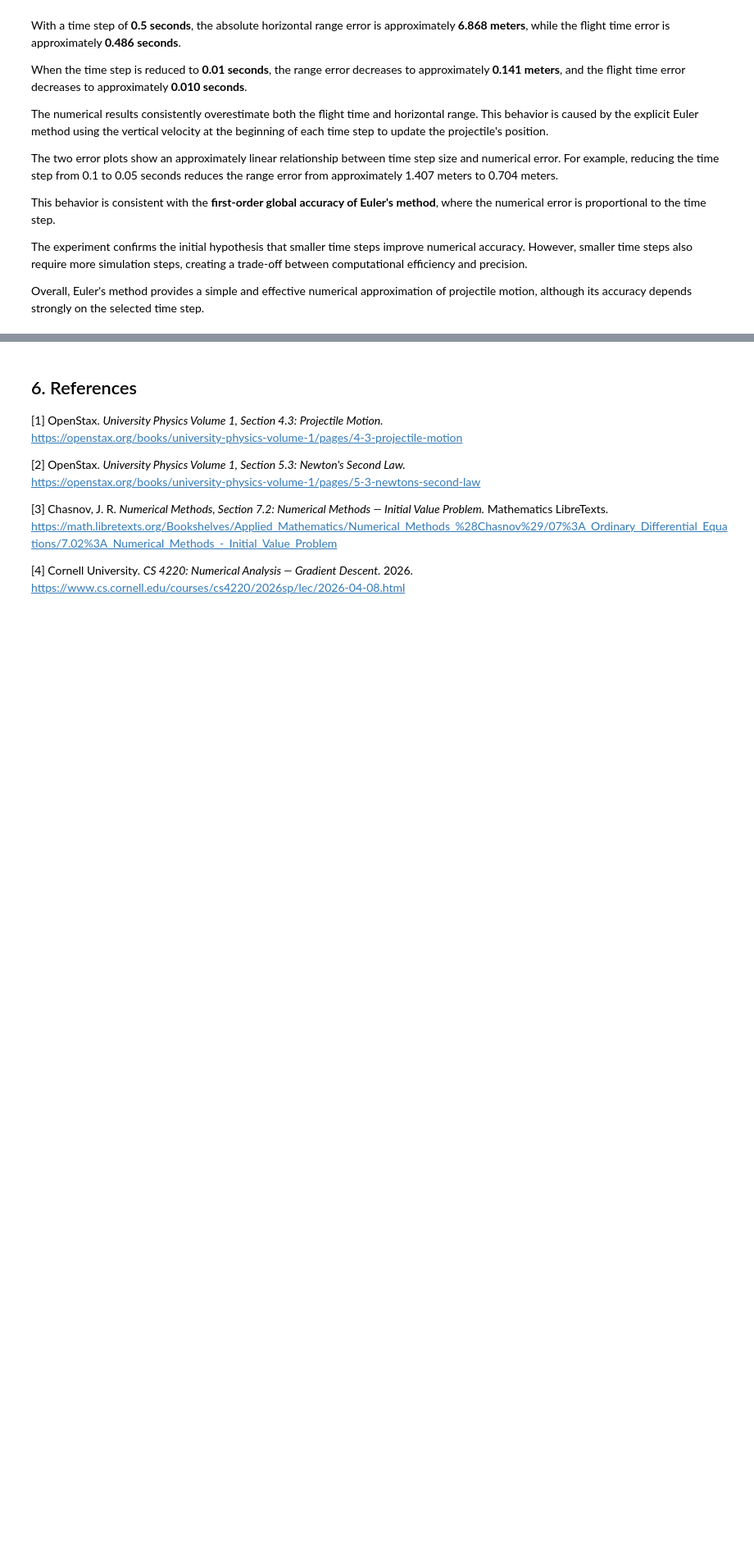
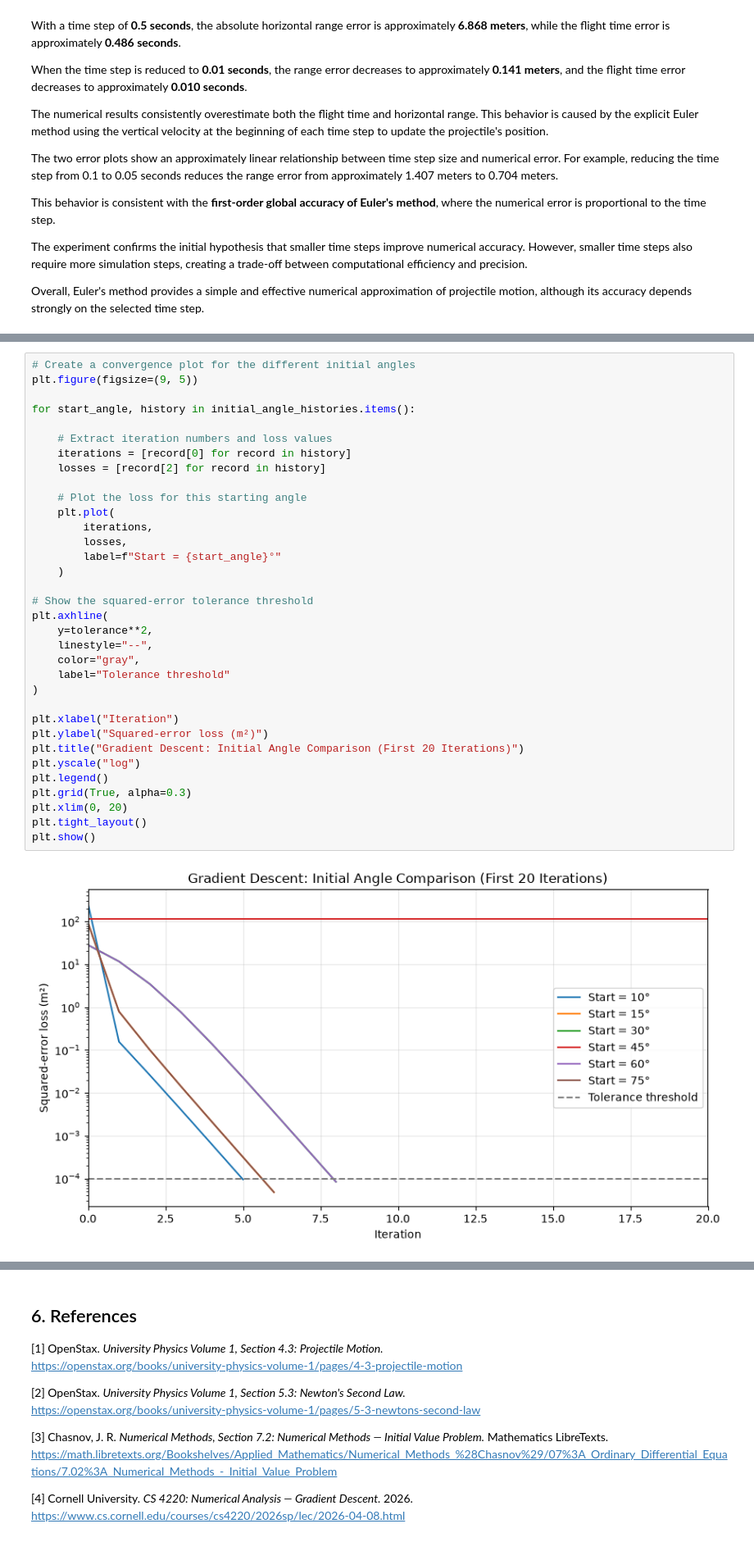
Before and after one commit to VesiBaleva/Math-Concepts-for-Developers, a Jupyter notebook: artillery_math.ipynb, the cells around one changed output, grey strips where cells are left out. Shown at 82% size. Drawn from its saved outputs; the diff is of its cells as text; blank space fills up the shorter version.

```diff
--- a/artillery_math.ipynb
+++ b/artillery_math.ipynb
@@ -1692,0 +1991,36 @@ Overall, Euler's method provides a simple and effective numerical approximation
+# %%
+# Create a convergence plot for the different initial angles
+plt.figure(figsize=(9, 5))
+
+for start_angle, history in initial_angle_histories.items():
+
+    # Extract iteration numbers and loss values
+    iterations = [record[0] for record in history]
+    losses = [record[2] for record in history]
+
+    # Plot the loss for this starting angle
+    plt.plot(
+        iterations,
+        losses,
+        label=f"Start = {start_angle}°"
+    )
+
+# Show the squared-error tolerance threshold
+plt.axhline(
+    y=tolerance**2,
+    linestyle="--",
+    color="gray",
+    label="Tolerance threshold"
+)
+
+plt.xlabel("Iteration")
+plt.ylabel("Squared-error loss (m²)")
+plt.title("Gradient Descent: Initial Angle Comparison (First 20 Iterations)")
+plt.yscale("log")
+plt.legend()
+plt.grid(True, alpha=0.3)
+plt.xlim(0, 20)
+plt.tight_layout()
+plt.show()
+# %% [output]
+[figure, added]
```
Also changed, not shown: parts of 15 cells of this notebook.
